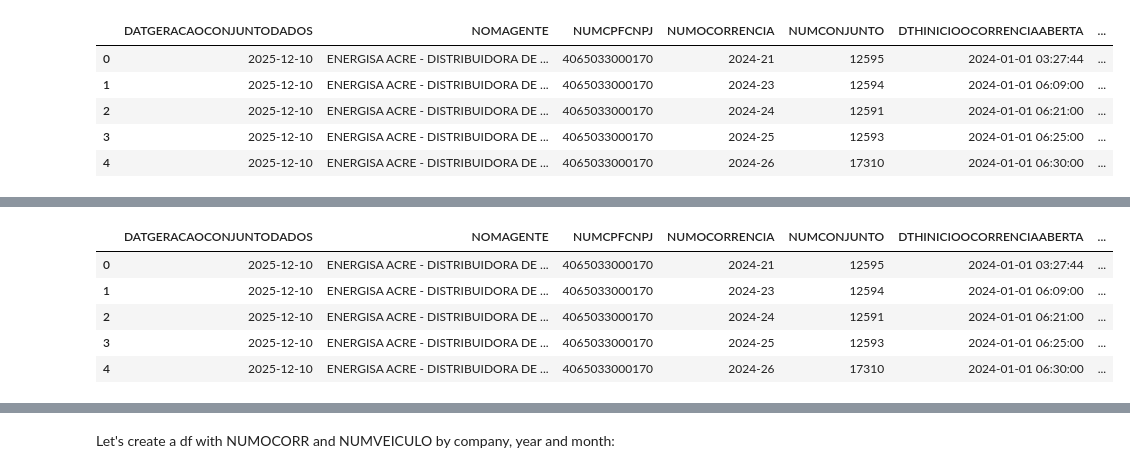
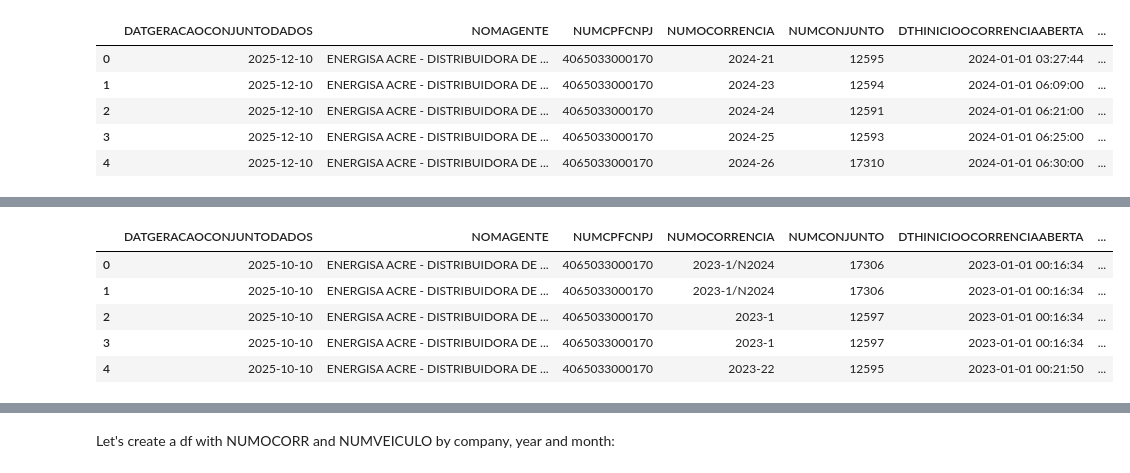
Before and after one commit to isabellacalfa/tmae-analysis, a Jupyter notebook: notebook-analysis.ipynb, the cells around one changed output, grey strips where cells are left out. Cells and saved outputs as stored; diff of their text form; code cells hidden in the pictures.

```diff
--- a/notebook-analysis.ipynb
+++ b/notebook-analysis.ipynb
@@ -1456,3 +1502,7 @@ dfNUMOCORR2024.head()
 | 2 | 2025-12-10 | ENERGISA ACRE - DISTRIBUIDORA DE ... | 4065033000170 | 2024-24 | 12591 | 2024-01-01 06:21:00 | ... |
 | 3 | 2025-12-10 | ENERGISA ACRE - DISTRIBUIDORA DE ... | 4065033000170 | 2024-25 | 12593 | 2024-01-01 06:25:00 | ... |
 | 4 | 2025-12-10 | ENERGISA ACRE - DISTRIBUIDORA DE ... | 4065033000170 | 2024-26 | 17310 | 2024-01-01 06:30:00 | ... |
+# %%
+dfNUMOCORR2023 = get_data_csv('https://dadosabertos.aneel.gov.br/dataset/ced06b4c-45a5-4cae-8a7e-f576ffc3b412/resource/4796181d-5156-4ce5-8729-43f4e71e2d45/download/ocorrencias-emergenciais-rede-distribuicao-2023.csv')
+dfNUMOCORR2023.columns = dfNUMOCORR2023.columns.str.upper()
+dfNUMOCORR2023.head()
@@ -1459,12 +1516,12 @@ dfNUMOCORR2024.head()
 # %%
-dfNAE = pd.concat([dfNUMOCORR2024, dfNUMOCORR2025])
+dfNAE = pd.concat([dfNUMOCORR2023, dfNUMOCORR2024, dfNUMOCORR2025])
 dfNAE.head()
 # %% [output]
 |  | DATGERACAOCONJUNTODADOS | NOMAGENTE | NUMCPFCNPJ | NUMOCORRENCIA | NUMCONJUNTO | DTHINICIOOCORRENCIAABERTA | ... |
-| 0 | 2025-12-10 | ENERGISA ACRE - DISTRIBUIDORA DE ... | 4065033000170 | 2024-21 | 12595 | 2024-01-01 03:27:44 | ... |
-| 1 | 2025-12-10 | ENERGISA ACRE - DISTRIBUIDORA DE ... | 4065033000170 | 2024-23 | 12594 | 2024-01-01 06:09:00 | ... |
-| 2 | 2025-12-10 | ENERGISA ACRE - DISTRIBUIDORA DE ... | 4065033000170 | 2024-24 | 12591 | 2024-01-01 06:21:00 | ... |
-| 3 | 2025-12-10 | ENERGISA ACRE - DISTRIBUIDORA DE ... | 4065033000170 | 2024-25 | 12593 | 2024-01-01 06:25:00 | ... |
-| 4 | 2025-12-10 | ENERGISA ACRE - DISTRIBUIDORA DE ... | 4065033000170 | 2024-26 | 17310 | 2024-01-01 06:30:00 | ... |
+| 0 | 2025-10-10 | ENERGISA ACRE - DISTRIBUIDORA DE ... | 4065033000170 | 2023-1/N2024 | 17306 | 2023-01-01 00:16:34 | ... |
+| 1 | 2025-10-10 | ENERGISA ACRE - DISTRIBUIDORA DE ... | 4065033000170 | 2023-1/N2024 | 17306 | 2023-01-01 00:16:34 | ... |
+| 2 | 2025-10-10 | ENERGISA ACRE - DISTRIBUIDORA DE ... | 4065033000170 | 2023-1 | 12597 | 2023-01-01 00:16:34 | ... |
+| 3 | 2025-10-10 | ENERGISA ACRE - DISTRIBUIDORA DE ... | 4065033000170 | 2023-1 | 12597 | 2023-01-01 00:16:34 | ... |
+| 4 | 2025-10-10 | ENERGISA ACRE - DISTRIBUIDORA DE ... | 4065033000170 | 2023-22 | 12595 | 2023-01-01 00:21:50 | ... |
 # %%
 dfNAE = convert_dt_columns(dfNAE)
```
Also changed, not shown: parts of 33 cells of this notebook, 12 other files.
